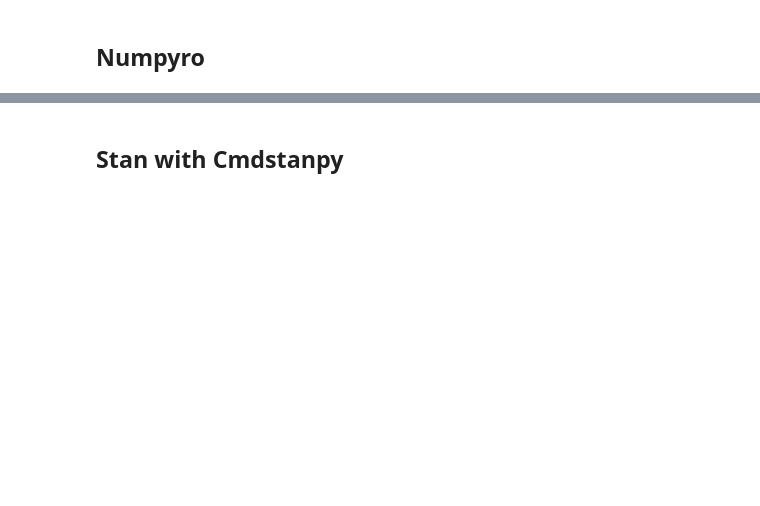
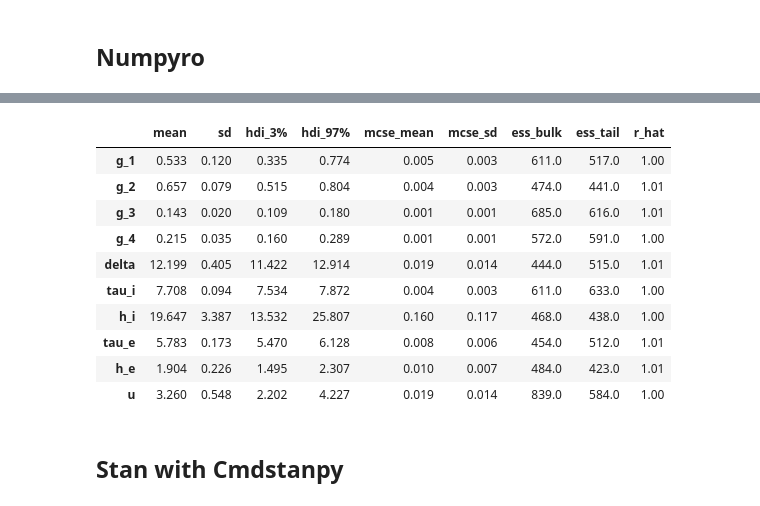
Before and after one commit to emstruong/DCM_PPLs, a Jupyter notebook: Benchmark_PPLs/PPLs_benchmark.ipynb, the cells around one changed output, grey strips where cells are left out. Drawn from its saved outputs; the diff is of its cells as text; code cells hidden in the pictures; blank space fills up the shorter version.

```diff
--- a/Benchmark_PPLs/PPLs_benchmark.ipynb
+++ b/Benchmark_PPLs/PPLs_benchmark.ipynb
@@ -260,6 +278,20 @@ print("---running with numpyro took: %s seconds ---" % time_numpyro)
 # %%
 trace_numpyro = az.from_numpyro(mcmc)
 trace_numpyro.sample_stats['acceptance_rate'] = trace_numpyro.sample_stats.mean_accept_prob
+# %%
+az.summary(trace_numpyro, var_names=my_var_names)
+# %% [output]
+|  | mean | sd | hdi_3% | hdi_97% | mcse_mean | mcse_sd | ess_bulk | ess_tail | r_hat |
+| g_1 | 0.533 | 0.120 | 0.335 | 0.774 | 0.005 | 0.003 | 611.0 | 517.0 | 1.00 |
+| g_2 | 0.657 | 0.079 | 0.515 | 0.804 | 0.004 | 0.003 | 474.0 | 441.0 | 1.01 |
+| g_3 | 0.143 | 0.020 | 0.109 | 0.180 | 0.001 | 0.001 | 685.0 | 616.0 | 1.01 |
+| g_4 | 0.215 | 0.035 | 0.160 | 0.289 | 0.001 | 0.001 | 572.0 | 591.0 | 1.00 |
+| delta | 12.199 | 0.405 | 11.422 | 12.914 | 0.019 | 0.014 | 444.0 | 515.0 | 1.01 |
+| tau_i | 7.708 | 0.094 | 7.534 | 7.872 | 0.004 | 0.003 | 611.0 | 633.0 | 1.00 |
+| h_i | 19.647 | 3.387 | 13.532 | 25.807 | 0.160 | 0.117 | 468.0 | 438.0 | 1.00 |
+| tau_e | 5.783 | 0.173 | 5.470 | 6.128 | 0.008 | 0.006 | 454.0 | 512.0 | 1.01 |
+| h_e | 1.904 | 0.226 | 1.495 | 2.307 | 0.010 | 0.007 | 484.0 | 423.0 | 1.01 |
+| u | 3.260 | 0.548 | 2.202 | 4.227 | 0.019 | 0.014 | 839.0 | 584.0 | 1.00 |
 # %%
 marks_numpyro = compute_marks(trace_numpyro)
 # %%
```
Also changed, not shown: parts of 17 cells of this notebook, 1 other file.
